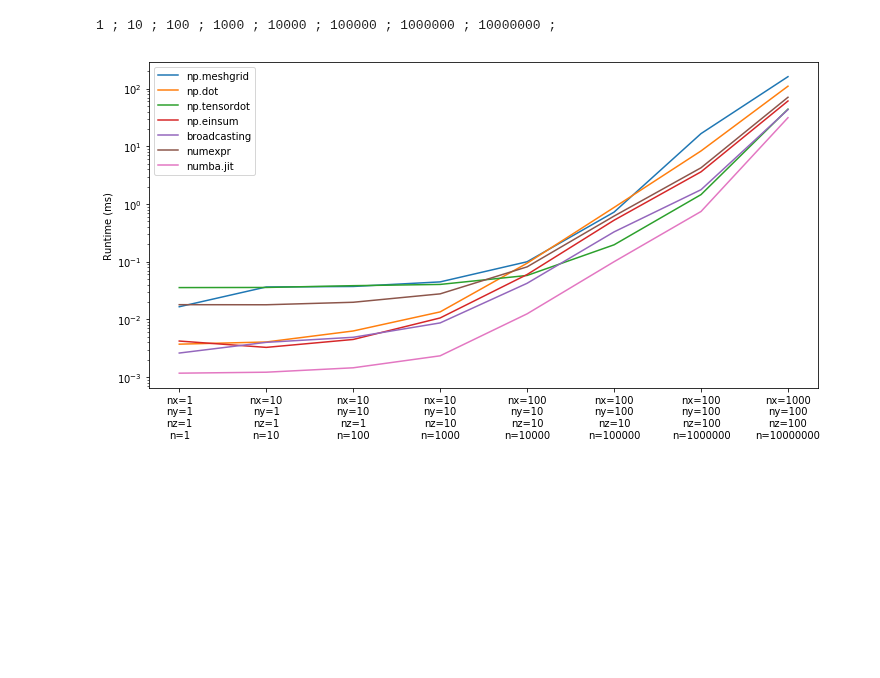
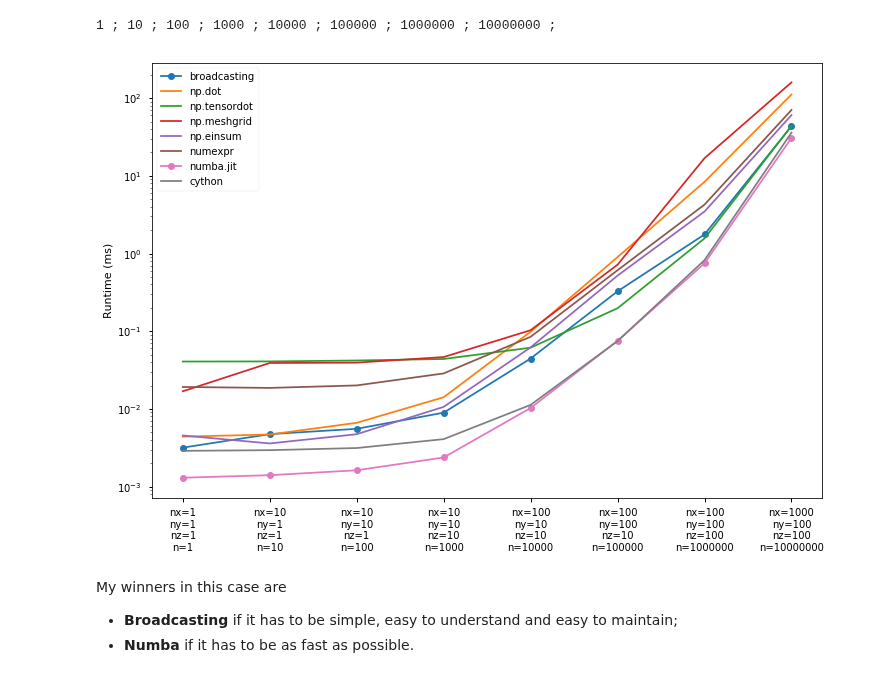
Before and after one commit to prisae/tmp-share, a Jupyter notebook: multiply_volume.ipynb, the cells around one changed output. Cells and saved outputs as stored; diff of their text form; code cells hidden in the pictures; blank space fills up the shorter version.

Commit message:
Add Cython example

```diff
--- a/multiply_volume.ipynb
+++ b/multiply_volume.ipynb
@@ -26,9 +31,15 @@ in the terminal, to ensure that all methods only use 1 processor in order for a
 # %%
 import numba
+import cython
 import numexpr
 import numpy as np
 import matplotlib.pyplot as plt
+
+%load_ext cython
+%matplotlib inline
 %load_ext memory_profiler
+
+plt.style.use('seaborn-notebook')
 # %% [markdown]
 ## Define the functions
 # %%
@@ -93 +129,12 @@ data = {
+# %%
+data = {
+    'broadcasting': {'func': multiply_volume_broadcasting},
+    'np.dot': {'func': multiply_volume_dot},
+    'np.tensordot': {'func': multiply_volume_tensordot},
+    'np.meshgrid': {'func': multiply_volume_meshgrid},
+    'np.einsum': {'func': multiply_volume_einsum},
+    'numexpr': {'func': multiply_volume_numexpr},
+    'numba.jit': {'func': multiply_volume_numba},
+    'cython': {'func': multiply_volume_cython}
+}
 # %% [markdown]
@@ -96,7 +143,7 @@ data = {
 dx = np.random.rand(100)
 dy = np.random.rand(100)
 dz = np.random.rand(100)
-x = 3.5
+x = 3.14
 # %% [markdown]
 ## Ensure results are the same
 # %%
@@ -105,9 +152,9 @@ for key, item in data.items():
 
 same = []
 for key, item in data.items():
-    if key == 'meshgrid':
+    if key == 'broadcasting':
         continue
-    same.append(np.allclose(data['np.meshgrid']['out'], item['out']))
+    same.append(np.allclose(data['broadcasting']['out'], item['out']))
 
 print('All results are numerically the same: ', np.all(same))
 # %% [output]
@@ -166,19 +215,27 @@ for i in range(len(nx)):
 # %% [output]
 1 ; 10 ; 100 ; 1000 ; 10000 ; 100000 ; 1000000 ; 10000000 ;
 # %%
-plt.figure(figsize=(12,6))
+plt.figure(figsize=(12,8))
 
 for key, item in data.items():
-    plt.plot(item['time'], label=key)
+    if key in ['broadcasting', 'numba.jit']:
+        ls = 'o-'
+    else:
+        ls = '-'
+    plt.plot(item['time'], ls, label=key)
 plt.yscale('log')
 plt.legend()
 plt.ylabel('Runtime (ms)')
 
 label = []
 for i in range(len(nx)):
     label.append('nx='+str(nx[i])+'\nny='+str(ny[i])+'\nnz='+str(nz[i])+'\nn='+str(nxyz[i])+'')
 plt.xticks(np.arange(len(nx)), label)
 
 plt.show()
 # %% [output]
-[figure, old version]
+[figure, new version]
+# %% [markdown]
+My winners in this case are
+- **Broadcasting** if it has to be simple, easy to understand and easy to maintain;
+- **Numba** if it has to be as fast as possible.
```
Also changed, not shown: parts of 7 cells of this notebook.
